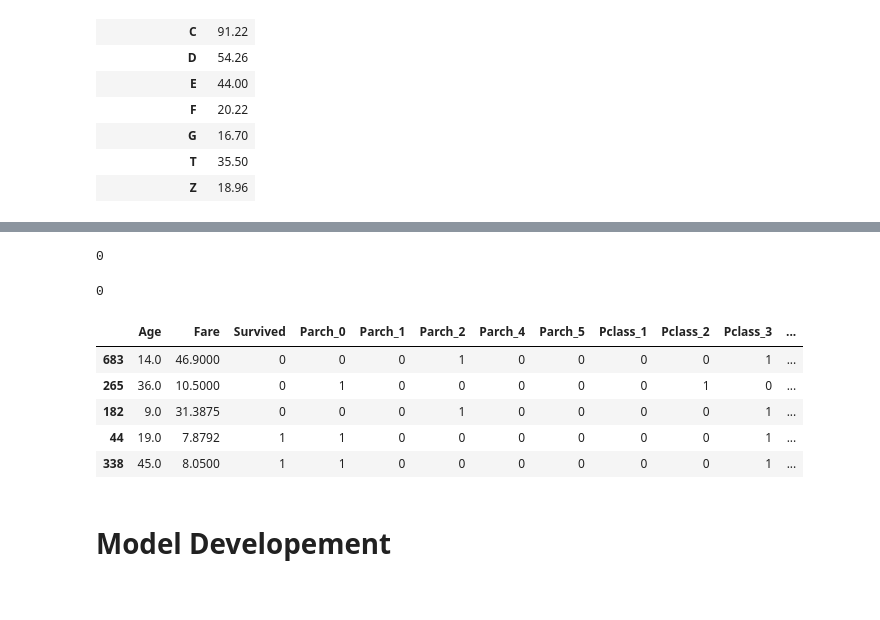
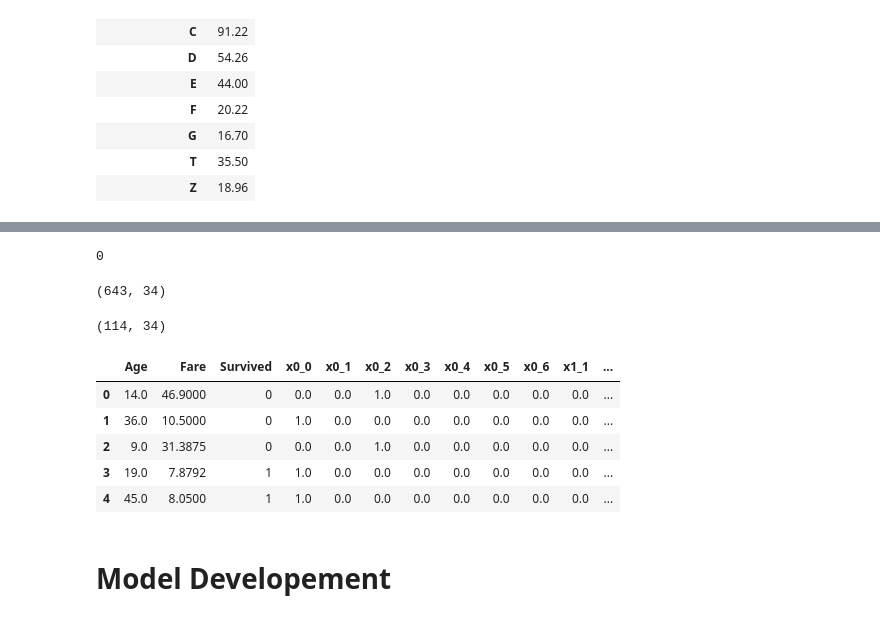
Before and after one commit to radleap/Machine-Learning-Kaggle-Titanic, a Jupyter notebook: titanic-test-20201122.ipynb, the cells around one changed output, grey strips where cells are left out. Drawn from its saved outputs; the diff is of its cells as text; code cells hidden in the pictures.

Commit message:
refined data preprocessing step and initial XGBoost model, followed by gridsearch.

```diff
--- a/titanic-test-20201122.ipynb
+++ b/titanic-test-20201122.ipynb
@@ -141,2 +159,2 @@ df_train_split = df_train_split.drop(['Parch','Pclass','Sex','SibSp','Embarked']
 # %%
-df_train_split = pd.concat([df_train_split,features], axis = 1)
+df_train_split = pd.concat([df_train_split.reset_index(drop=True),features.reset_index(drop=True)], axis = 1)
@@ -232,35 +262,46 @@ df_train_split.head()
 # %%
 # checking that all missing values are taken care of
-df_train_split.isna().sum().sum()
+print(df_train_split.isna().sum().sum())
+df_train_split.shape
 # %% [output]
 0
+(643, 34)
 # %%
 df_train_split_X = df_train_split.drop(['Survived'],axis = 1)
 df_train_split_y = df_train_split[['Survived']]
 # %%
 # Performing Save Data Wrangling Steps on the Val/Test Data
 
 #combining the train feature/target data for EDA/Data Wrangling
+df_val_split = pd.concat([X_val, y_val], axis = 1)
+df_val_split.Embarked = df_val_split.Embarked.fillna('S')
+df_val_split.drop(['PassengerId'], axis = 1, inplace = True)
 
-df_val_split = pd.concat([X_val, y_val], axis = 1)
-df_val_split.Embarked = df_val_split.Embarked.fillna('S') #using value_counts top record df_val_split.Embarked.value_counts()
-df_val_split.drop(['PassengerId'], axis = 1, inplace = True)
-df_val_split = pd.get_dummies(df_val_split, columns=['Parch','Pclass','Sex','SibSp','Embarked'])
+feature_array = ohe.transform(df_val_split[['Parch','Pclass','Sex','SibSp','Embarked']]).toarray()
+features = pd.DataFrame(feature_array, columns=ohe.get_feature_names())
+df_val_split = df_val_split.drop(['Parch','Pclass','Sex','SibSp','Embarked'], axis = 1)
+df_val_split = pd.concat([df_val_split.reset_index(drop=True),features.reset_index(drop=True)], axis = 1)
+
 df_val_split['Age'] = df_val_split['Age'].apply(lambda x : median_age_train if pd.isnull(x) else x)
 
 df_val_split.Cabin = df_val_split[['Cabin']].fillna(value= 'Z')
 df_val_split['Cabin_augment'] = df_val_split.Cabin.apply(lambda x : x[0])
 
-df_val_split = pd.get_dummies(df_val_split, columns=['Cabin_augment'])
-df_val_split.drop(['Name','Ticket','Cabin'], axis = 1, inplace = True)
+feature_array_Cabin_augment = ohe_Cabin_augment.transform(df_val_split[['Cabin_augment']]).toarray()
+features_Cabin_augment = pd.DataFrame(feature_array_Cabin_augment, columns=ohe_Cabin_augment.get_feature_names())
 
-print(df_val_split.isna().sum().sum())
+df_val_split.drop(['Cabin','Cabin_augment'], axis =1, inplace = True)
+df_val_split = pd.concat([df_val_split,features_Cabin_augment], axis = 1)
+
+df_val_split.drop(['Name','Ticket'], axis = 1, inplace = True)
+
+print(df_val_split.shape)
 df_val_split.head()
 # %% [output]
-0
+(114, 34)
-|  | Age | Fare | Survived | Parch_0 | Parch_1 | Parch_2 | Parch_4 | Parch_5 | Pclass_1 | Pclass_2 | Pclass_3 | ... |
-| 683 | 14.0 | 46.9000 | 0 | 0 | 0 | 1 | 0 | 0 | 0 | 0 | 1 | ... |
-| 265 | 36.0 | 10.5000 | 0 | 1 | 0 | 0 | 0 | 0 | 0 | 1 | 0 | ... |
-| 182 | 9.0 | 31.3875 | 0 | 0 | 0 | 1 | 0 | 0 | 0 | 0 | 1 | ... |
-| 44 | 19.0 | 7.8792 | 1 | 1 | 0 | 0 | 0 | 0 | 0 | 0 | 1 | ... |
-| 338 | 45.0 | 8.0500 | 1 | 1 | 0 | 0 | 0 | 0 | 0 | 0 | 1 | ... |
+|  | Age | Fare | Survived | x0_0 | x0_1 | x0_2 | x0_3 | x0_4 | x0_5 | x0_6 | x1_1 | ... |
+| 0 | 14.0 | 46.9000 | 0 | 0.0 | 0.0 | 1.0 | 0.0 | 0.0 | 0.0 | 0.0 | 0.0 | ... |
+| 1 | 36.0 | 10.5000 | 0 | 1.0 | 0.0 | 0.0 | 0.0 | 0.0 | 0.0 | 0.0 | 0.0 | ... |
+| 2 | 9.0 | 31.3875 | 0 | 0.0 | 0.0 | 1.0 | 0.0 | 0.0 | 0.0 | 0.0 | 0.0 | ... |
+| 3 | 19.0 | 7.8792 | 1 | 1.0 | 0.0 | 0.0 | 0.0 | 0.0 | 0.0 | 0.0 | 0.0 | ... |
+| 4 | 45.0 | 8.0500 | 1 | 1.0 | 0.0 | 0.0 | 0.0 | 0.0 | 0.0 | 0.0 | 0.0 | ... |
```
Also changed, not shown: parts of 17 cells of this notebook.
